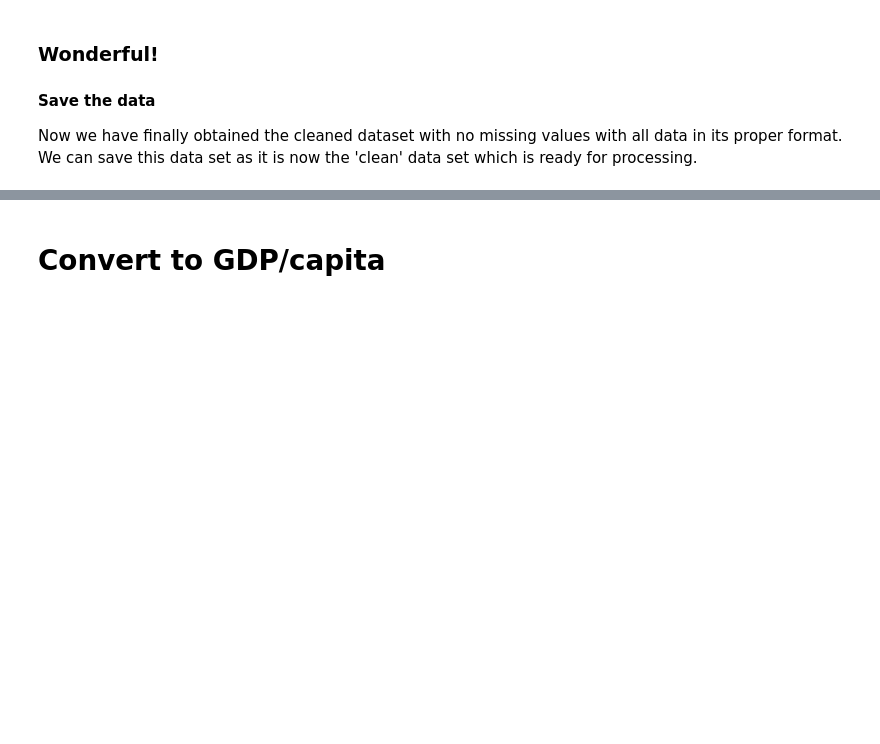
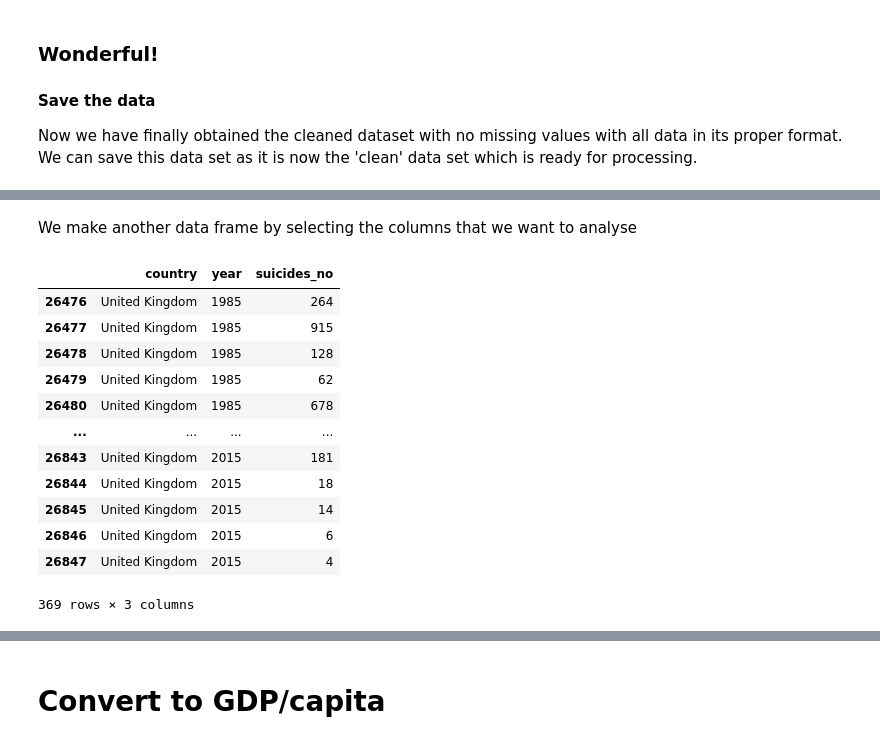
Before and after one commit to siddharthramanan/TeamCoders_Event_Based_Model, a Jupyter notebook: 2_DataCleaningAndWrangling/Data_Wrangling_WHO.ipynb, the cells around one changed output, grey strips where cells are left out. Cells and saved outputs as stored; diff of their text form; code cells hidden in the pictures; blank space fills up the shorter version.

```diff
--- a/2_DataCleaningAndWrangling/Data_Wrangling_WHO.ipynb
+++ b/2_DataCleaningAndWrangling/Data_Wrangling_WHO.ipynb
@@ -966,0 +988,19 @@ Data operations can be performed through various built-in methods for faster dat
+# %% [markdown]
+We make another data frame by selecting the columns that we want to analyse
+# %%
+UK_data_year_suicides= UK_data[['country','year', 'suicides_no']] # country_grouped.get_group('United Kingdom').
+UK_data_year_suicides
+# %% [output]
+|  | country | year | suicides_no |
+| 26476 | United Kingdom | 1985 | 264 |
+| 26477 | United Kingdom | 1985 | 915 |
+| 26478 | United Kingdom | 1985 | 128 |
+| 26479 | United Kingdom | 1985 | 62 |
+| 26480 | United Kingdom | 1985 | 678 |
+| ... | ... | ... | ... |
+| 26843 | United Kingdom | 2015 | 181 |
+| 26844 | United Kingdom | 2015 | 18 |
+| 26845 | United Kingdom | 2015 | 14 |
+| 26846 | United Kingdom | 2015 | 6 |
+| 26847 | United Kingdom | 2015 | 4 |
+369 rows × 3 columns
```
Also changed, not shown: parts of 25 cells of this notebook.
